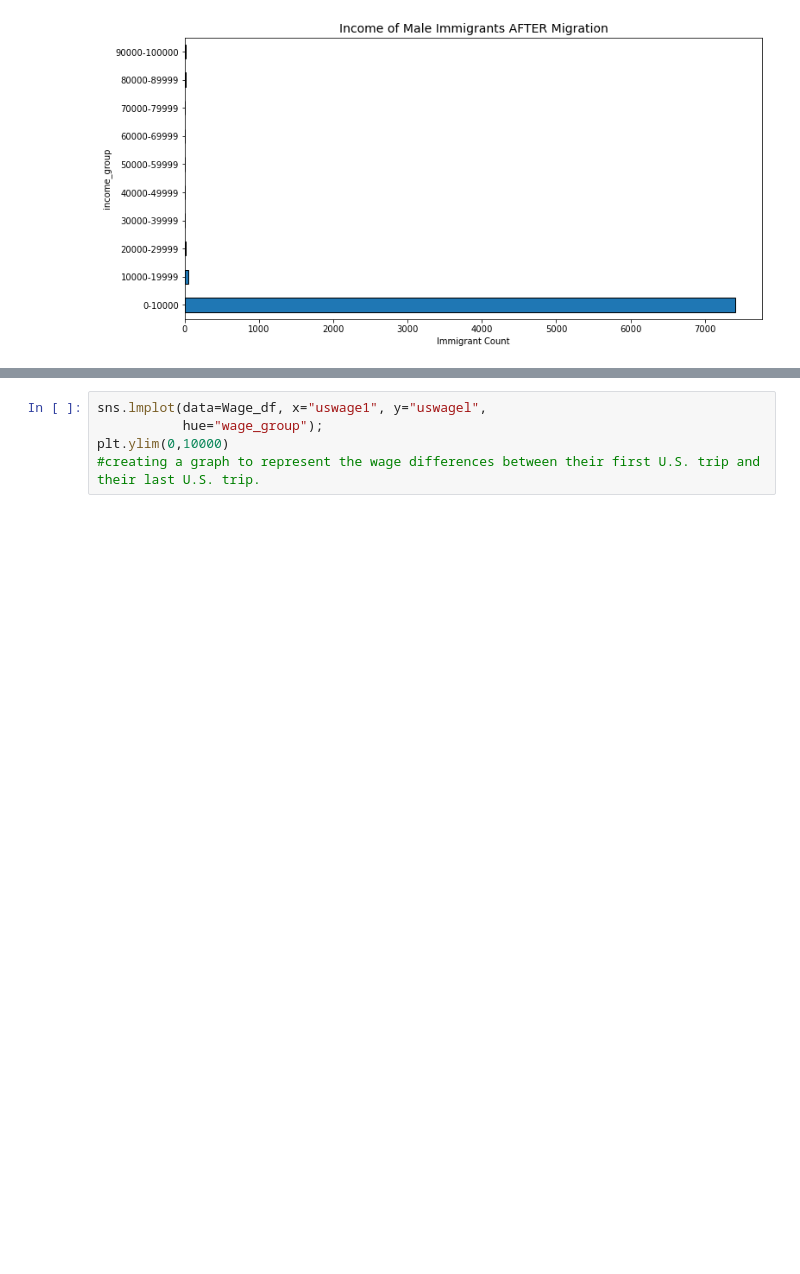
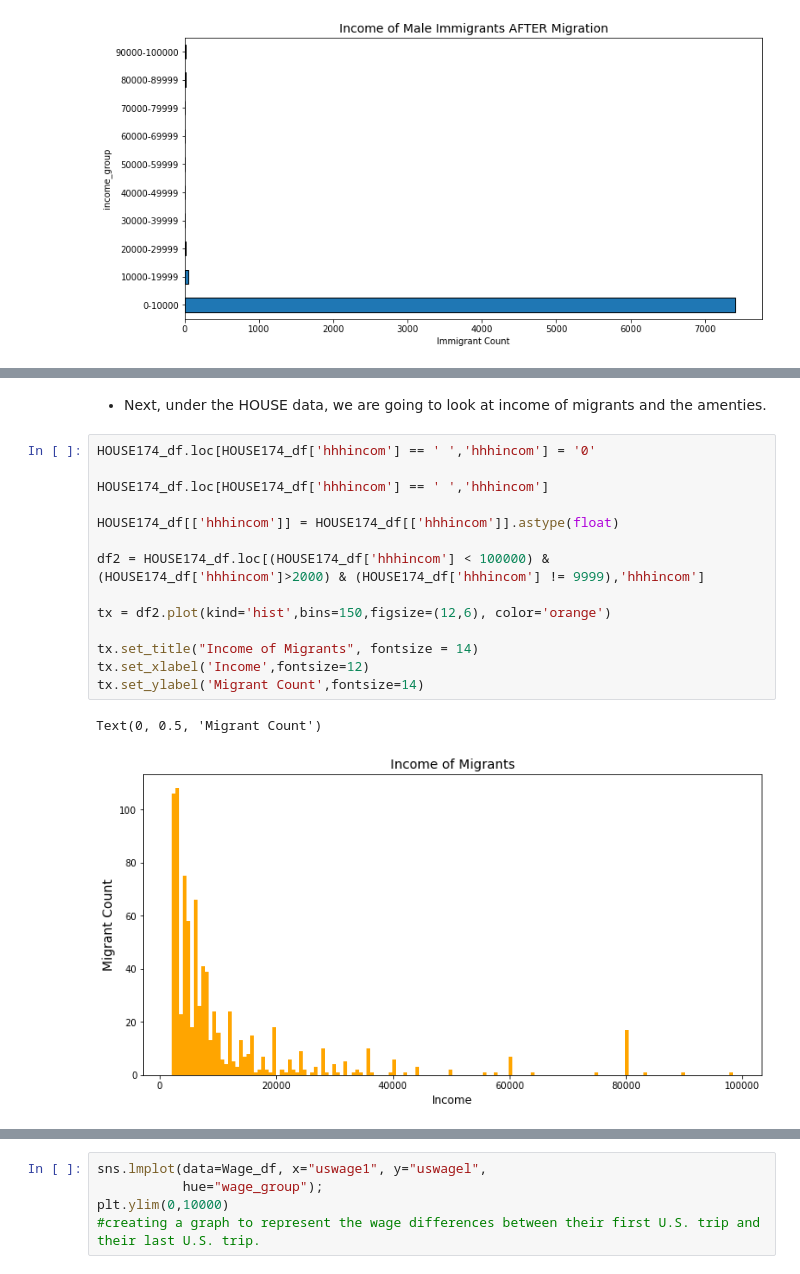
Before and after one commit to michaeliniquez3/FinalProject, a Jupyter notebook: _notebooks/2022-03-13-Final.ipynb, the cells around one changed output, grey strips where cells are left out. Cells and saved outputs as stored; diff of their text form; blank space fills up the shorter version.

```diff
--- a/_notebooks/2022-03-13-Final.ipynb
+++ b/_notebooks/2022-03-13-Final.ipynb
@@ -550,0 +566,19 @@ Median:  -100.0
+# %% [markdown]
+- Next, under the HOUSE data, we are going to look at income of migrants and the amenties.
+# %%
+HOUSE174_df.loc[HOUSE174_df['hhhincom'] == ' ','hhhincom'] = '0'
+
+HOUSE174_df.loc[HOUSE174_df['hhhincom'] == ' ','hhhincom']
+
+HOUSE174_df[['hhhincom']] = HOUSE174_df[['hhhincom']].astype(float)
+
+df2 = HOUSE174_df.loc[(HOUSE174_df['hhhincom'] < 100000) & (HOUSE174_df['hhhincom']>2000) & (HOUSE174_df['hhhincom'] != 9999),'hhhincom']
+
+tx = df2.plot(kind='hist',bins=150,figsize=(12,6), color='orange')
+
+tx.set_title("Income of Migrants", fontsize = 14)
+tx.set_xlabel('Income',fontsize=12)
+tx.set_ylabel('Migrant Count',fontsize=14)
+# %% [output]
+Text(0, 0.5, 'Migrant Count')
+[figure, added]
```
Also changed, not shown: parts of 57 cells of this notebook.
